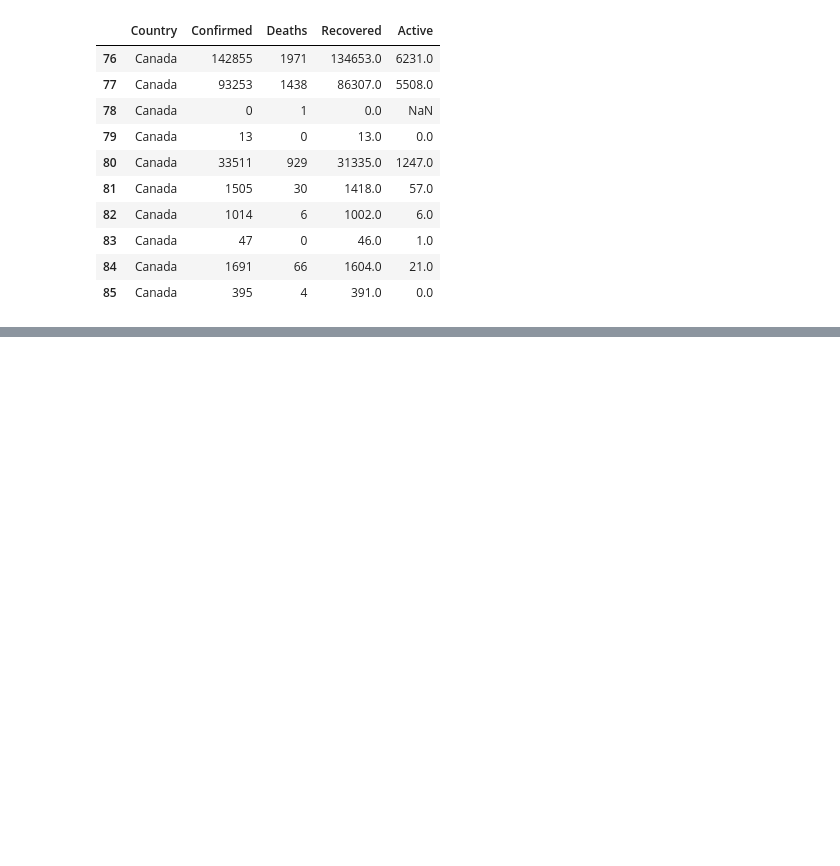
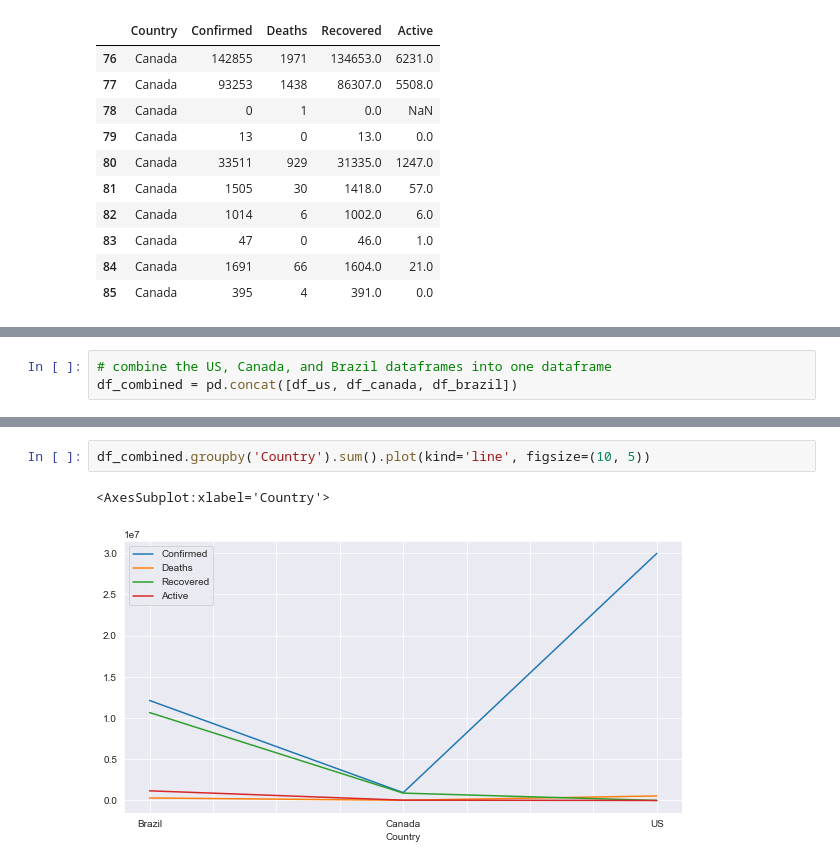
Before and after one commit to roblivesinottawa/analysis-covid-python, a Jupyter notebook: analysis-covid-python-workspace/notebooks/2021/03-23-2021.ipynb, the cells around one changed output, grey strips where cells are left out. Saved outputs shown, nothing was run; the diff lists cells and outputs as text; blank space fills up the shorter version.

```diff
--- a/analysis-covid-python-workspace/notebooks/2021/03-23-2021.ipynb
+++ b/analysis-covid-python-workspace/notebooks/2021/03-23-2021.ipynb
@@ -129,0 +201,3 @@ ValueError: The truth value of a Series is ambiguous. Use a.empty, a.bool(), a.i
+# %%
+# combine the US, Canada, and Brazil dataframes into one dataframe
+df_combined = pd.concat([df_us, df_canada, df_brazil])
@@ -129,0 +224,5 @@ ValueError: The truth value of a Series is ambiguous. Use a.empty, a.bool(), a.i
+# %%
+df_combined.groupby('Country').sum().plot(kind='line', figsize=(10, 5))
+# %% [output]
+<AxesSubplot:xlabel='Country'>
+[figure, added]
```
Also changed, not shown: parts of 24 cells of this notebook.
